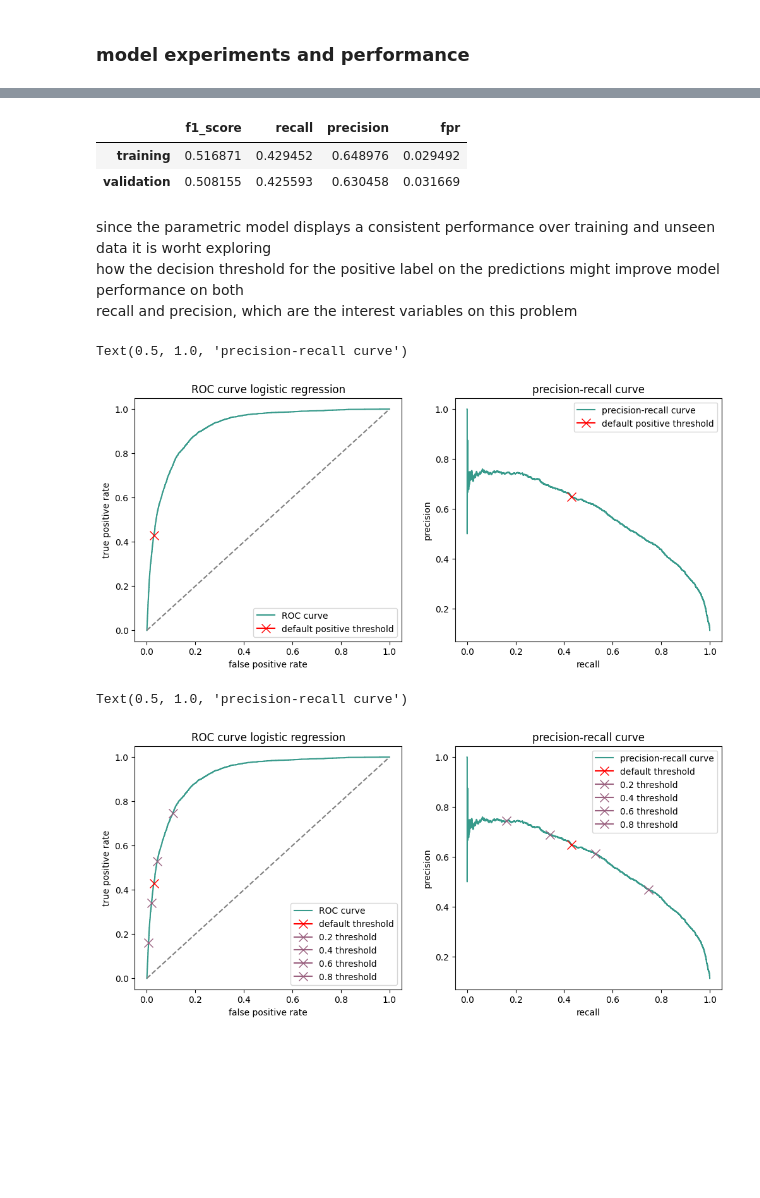
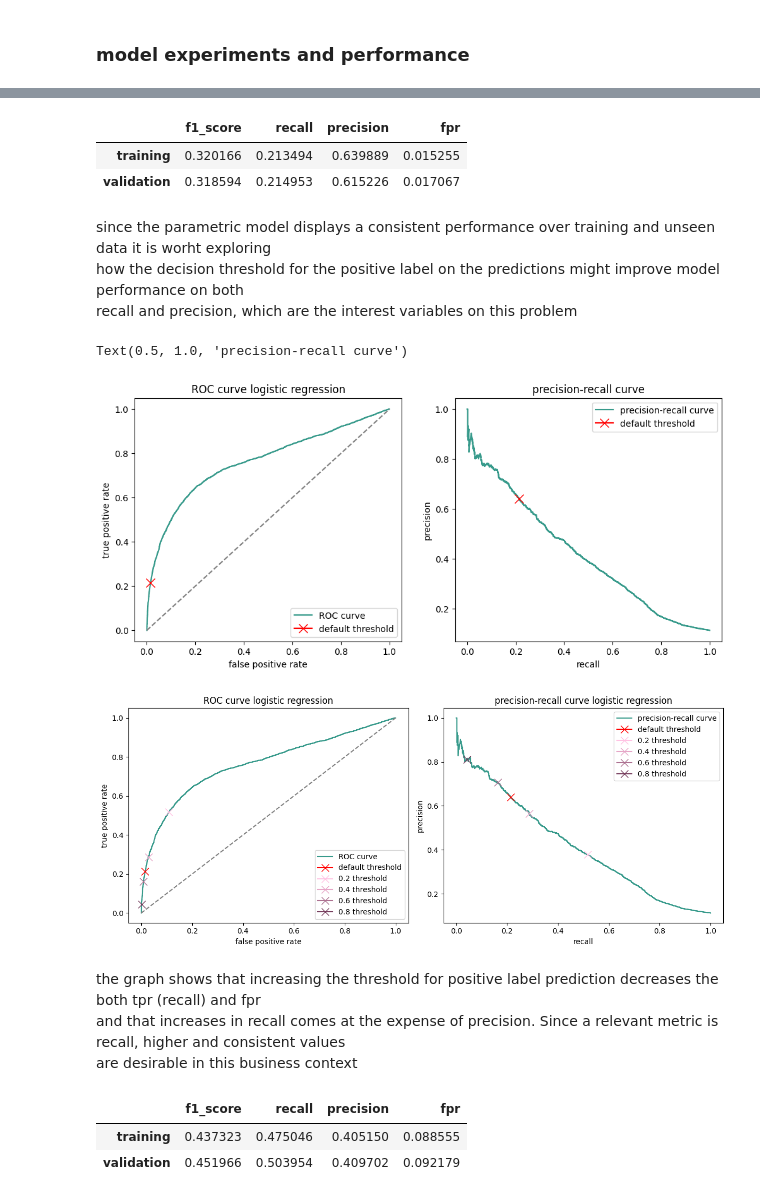
Before and after one commit to scardenasc22/STDS-at3, a Jupyter notebook: classification_model.ipynb, the cells around one changed output, grey strips where cells are left out. Cells and saved outputs as stored; diff of their text form; code cells hidden in the pictures; blank space fills up the shorter version.

```diff
--- a/classification_model.ipynb
+++ b/classification_model.ipynb
@@ -171,6 +180,7 @@ only 'loan' does not display influence on churn according to the test
 # %%
 num_cols = data.select_dtypes(include='number').columns.tolist()
 num_cols.remove('y')
+num_cols.remove('duration')
 
 from scipy.stats import mannwhitneyu
 def statistical_test_numerical(df, target, column):
@@ -280,10 +290,6 @@ memory usage: 2.9 MB
 # %% [markdown]
 #### data scaling
 # %%
-# two new features were created to account for skweness in the distribution
-df_cleaned['log_campaign'] = np.log(df_cleaned['campaign'])
-df_cleaned['log_duration'] = np.log(df_cleaned['duration'])
-
 num_cols = df_cleaned.select_dtypes('number').columns.tolist()
 num_cols.remove('y')
 
@@ -378,6 +384,6 @@ print(y_train.shape, y_val.shape)
 # %%
 import statsmodels.api as sm
-lr = sm.Logit(y_train, x_train).fit()
+lr = sm.Logit(y_train, x_train).fit(maxiter=200, method='bfgs')
 lr.summary()
 # %% [output]
 Optimization terminated successfully.
@@ -434,17 +446,20 @@ def fpr_score(y, y_pred, neg_label, pos_label):
     tnr = tn / (tn + fp)
     return 1 - tnr
 
-results_df = pd.DataFrame()
-results_df['f1_score'] = [f1_score(y_train, train_pred), f1_score(y_val, val_pred)]
-results_df['recall'] = [recall_score(y_train, train_pred), recall_score(y_val, val_pred)]
-results_df['precision'] = [precision_score(y_train, train_pred), precision_score(y_val, val_pred)]
-results_df['fpr'] = [fpr_score(y_train, train_pred, neg_label = 0, pos_label = 1), fpr_score(y_val, val_pred, neg_label = 0, pos_label = 1)]
-results_df.index = ['training', 'validation']
-results_df
+def metrics_comparison_summary(y_val, val_pred, y_train, train_pred):
+    results_df = pd.DataFrame()
+    results_df['f1_score'] = [f1_score(y_train, train_pred), f1_score(y_val, val_pred)]
+    results_df['recall'] = [recall_score(y_train, train_pred), recall_score(y_val, val_pred)]
+    results_df['precision'] = [precision_score(y_train, train_pred), precision_score(y_val, val_pred)]
+    results_df['fpr'] = [fpr_score(y_train, train_pred, neg_label = 0, pos_label = 1), fpr_score(y_val, val_pred, neg_label = 0, pos_label = 1)]
+    results_df.index = ['training', 'validation']
+    return results_df
+
+metrics_comparison_summary(y_val, val_pred, y_train, train_pred)
 # %% [output]
 |  | f1_score | recall | precision | fpr |
-| training | 0.516871 | 0.429452 | 0.648976 | 0.029492 |
-| validation | 0.508155 | 0.425593 | 0.630458 | 0.031669 |
+| training | 0.320166 | 0.213494 | 0.639889 | 0.015255 |
+| validation | 0.318594 | 0.214953 | 0.615226 | 0.017067 |
 # %% [markdown]
 since the parametric model displays a consistent performance over training and unseen data it is worht exploring <br>
 how the decision threshold for the positive label on the predictions might improve model performance on both <br>
@@ -485,7 +500,7 @@ axis[1].legend(loc = 'best')
 axis[1].set_title('precision-recall curve')
 # %% [output]
 Text(0.5, 1.0, 'precision-recall curve')
-[figure, old version]
+[figure, new version]
 # %%
 thresholds = np.arange(0.2, 1, 0.2).tolist()
 train_prob = lr.predict(x_train)
@@ -515,36 +530,51 @@ axis[0].set_ylabel('true positive rate') # same as recall score
 axis[0].set_xlabel('false positive rate')
 axis[0].set_title('ROC curve logistic regression')
 
 axis[1].plot(recall, precision, color = '#379A8B', label = 'precision-recall curve')
 axis[1].plot(recall_score(y_train, train_pred),
           precision_score(y_train, train_pred),
           marker = 'x',
           markersize = 10,
           color = 'red',
           label = 'default threshold')
 
-for t in pred_in_thresholds.columns:
+colors = ['#FFC2E3', '#E6A6C7', '#AD7291', '#78405F']
+for i, t in enumerate(pred_in_thresholds.columns):
     axis[0].plot(
         fpr_score(y_train, pred_in_thresholds[t], neg_label = 0, pos_label = 1),
         recall_score(y_train, pred_in_thresholds[t]),
         marker = 'x',
         markersize = 10,
-        color = '#9A607F',
+        color = colors[i],
         label = str(round(t,1)) + ' threshold'
     )
     axis[1].plot(
         recall_score(y_train, pred_in_thresholds[t]),
         precision_score(y_train, pred_in_thresholds[t]),
         marker = 'x',
         markersize = 10,
-        color = '#9A607F',
+        color = colors[i],
         label = str(round(t,1)) + ' threshold'
     )
 axis[0].legend()
 axis[1].legend()
 axis[1].set_ylabel('precision')
 axis[1].set_xlabel('recall')
-axis[1].set_title('precision-recall curve')
+axis[1].set_title('precision-recall curve logistic regression')
+plt.tight_layout()
+fig.savefig('lr_curves.jpg', dpi = 300)
 # %% [output]
-Text(0.5, 1.0, 'precision-recall curve')
-[figure, old version]
+[figure, new version]
+# %% [markdown]
+the graph shows that increasing the threshold for positive label prediction decreases the both tpr (recall) and fpr <br>
+and that increases in recall comes at the expense of precision. Since a relevant metric is recall, higher and consistent values <br>
+are desirable in this business context
+# %%
+new_threshold = 0.225
+train_pred_nt = (lr.predict(x_train) > new_threshold).astype('int64')
+val_pred_nt = (lr.predict(x_val) > new_threshold).astype('int64')
+metrics_comparison_summary(y_val, val_pred_nt, y_train, train_pred_nt)
+# %% [output]
+|  | f1_score | recall | precision | fpr |
+| training | 0.437323 | 0.475046 | 0.405150 | 0.088555 |
+| validation | 0.451966 | 0.503954 | 0.409702 | 0.092179 |
```
Also changed, not shown: parts of 51 cells of this notebook, 3 other files.
